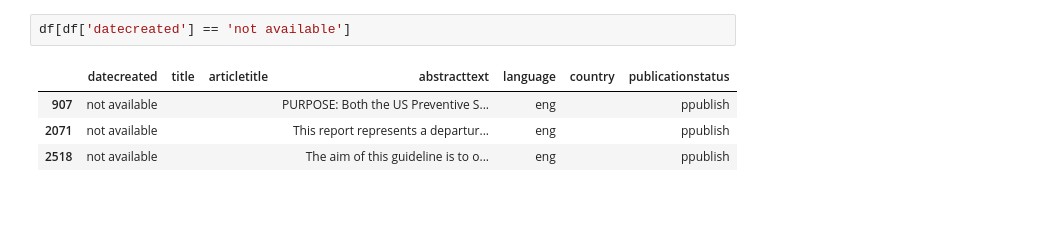
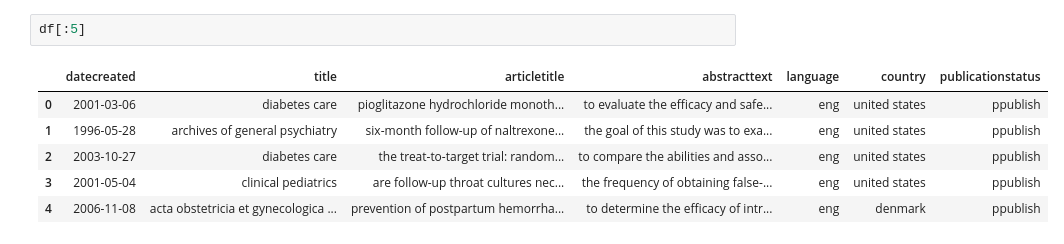
Before and after one commit to chinskiy/codeminders_test_nlp, a Jupyter notebook: main.ipynb, the cells around one changed output. Saved outputs shown, nothing was run; the diff lists cells and outputs as text; blank space fills up the shorter version.

```diff
--- a/main.ipynb
+++ b/main.ipynb
@@ -72,7 +20,9 @@ df
-# %%
-df[df['datecreated'] == 'not available']
-# %% [output]
-|  | datecreated | title | articletitle | abstracttext | language | country | publicationstatus |
-| 907 | not available |  |  | PURPOSE: Both the US Preventive S... | eng |  | ppublish |
-| 2071 | not available |  |  | This report represents a departur... | eng |  | ppublish |
-| 2518 | not available |  |  | The aim of this guideline is to o... | eng |  | ppublish |
+# %%
+df[:5]
+# %% [output]
+|  | datecreated | title | articletitle | abstracttext | language | country | publicationstatus |
+| 0 | 2001-03-06 | diabetes care | pioglitazone hydrochloride monoth... | to evaluate the efficacy and safe... | eng | united states | ppublish |
+| 1 | 1996-05-28 | archives of general psychiatry | six-month follow-up of naltrexone... | the goal of this study was to exa... | eng | united states | ppublish |
+| 2 | 2003-10-27 | diabetes care | the treat-to-target trial: random... | to compare the abilities and asso... | eng | united states | ppublish |
+| 3 | 2001-05-04 | clinical pediatrics | are follow-up throat cultures nec... | the frequency of obtaining false-... | eng | united states | ppublish |
+| 4 | 2006-11-08 | acta obstetricia et gynecologica ... | prevention of postpartum hemorrha... | to determine the efficacy of intr... | eng | denmark | ppublish |
```
Also changed, not shown: parts of 8 cells of this notebook.
